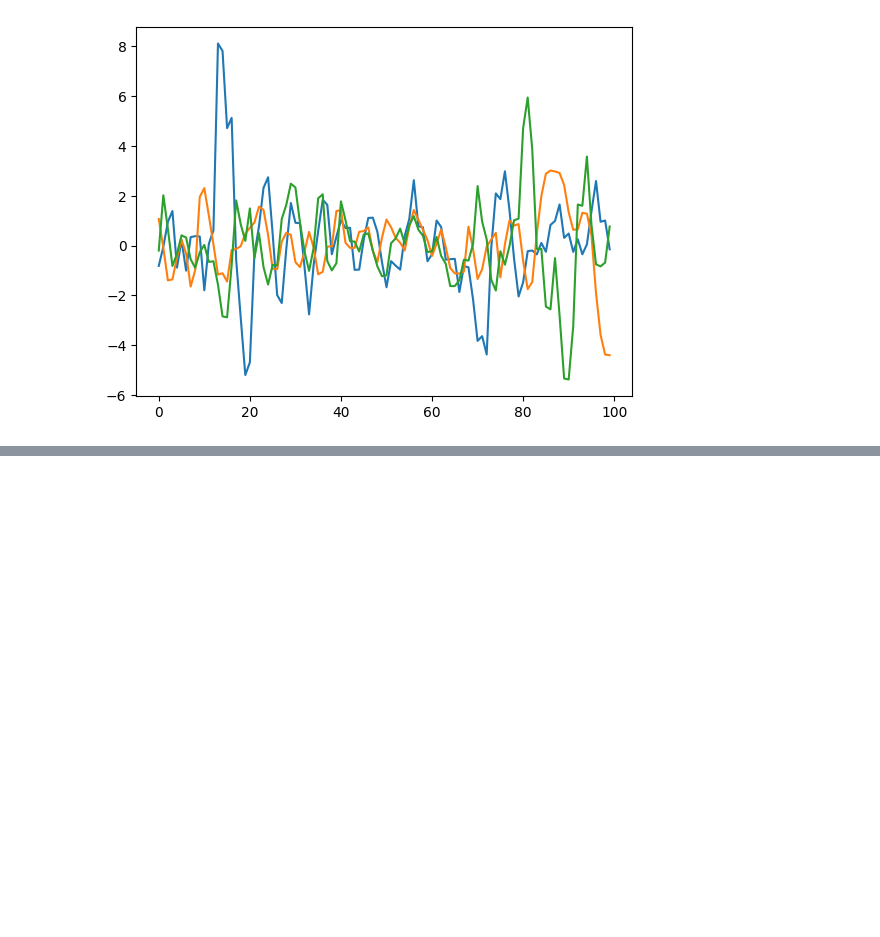
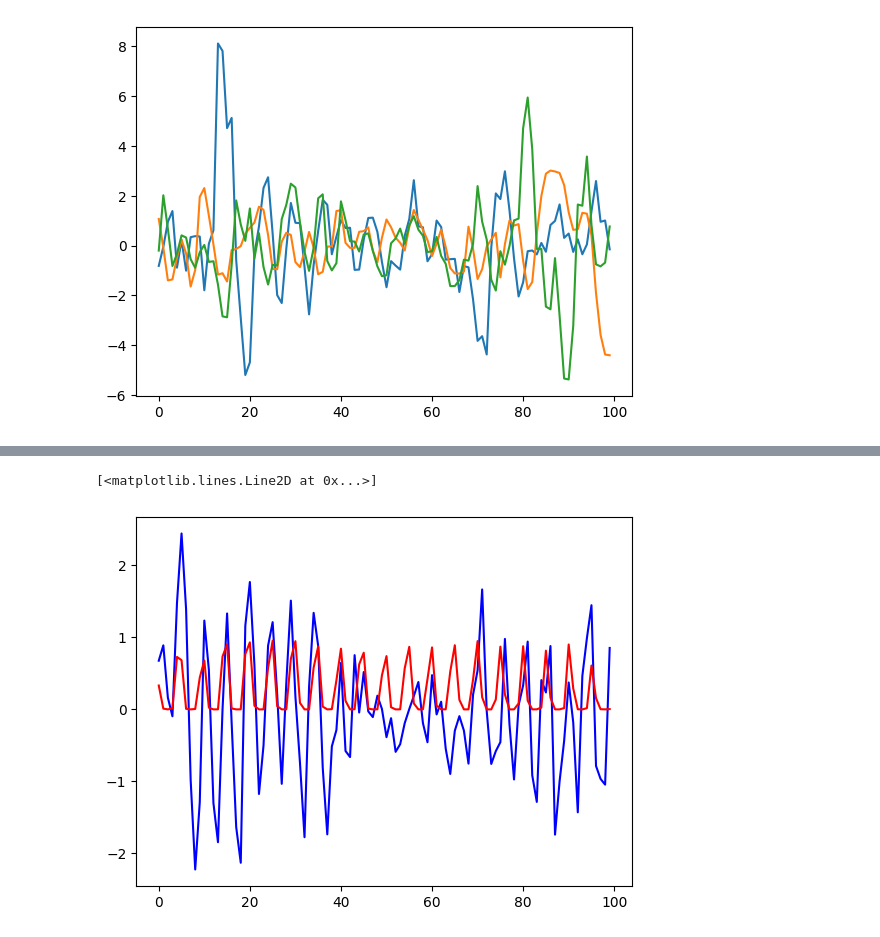
Before and after one commit to Ziyi-star/Bachelor-Project, a Jupyter notebook: notebooks/02-Autoencoder.ipynb, the cells around one changed output, grey strips where cells are left out. Saved outputs shown, nothing was run; the diff lists cells and outputs as text; code cells hidden in the pictures; blank space fills up the shorter version.

```diff
--- a/notebooks/02-Autoencoder.ipynb
+++ b/notebooks/02-Autoencoder.ipynb
@@ -131,7 +131,7 @@ class AutoEncoder(Model):
             tf.keras.layers.Dense(16, activation='relu'),
             tf.keras.layers.Dense(32, activation='relu'),
             tf.keras.layers.Dense(64, activation='relu'),
-            tf.keras.layers.Dense(140, activation='sigmoid')
+            tf.keras.layers.Dense(100, activation='sigmoid')
         ])
     def call(self, x):
         encoded = self.encoder(x)
@@ -145,7 +145,7 @@ model = AutoEncoder()
 early_stopping = tf.keras.callbacks.EarlyStopping(monitor='val_loss', patience=2, mode='min')
 model.compile(optimizer='adam', loss='mae')
 # %%
-#????
-history = model.fit(normal_train_data, normal_train_data,epochs=50, batch_size=128,
-                    validation_data=(train_data_scaled[:,:-1], train_data_scaled[:,:-1]),
+# seprate class as well for normal and abnormal data invalidation data
+history = model.fit(normal_train_data_scaled, normal_train_data_scaled,epochs=100, batch_size=128,
+                    validation_data=(train_data_scaled, train_data_scaled),
                     shuffle=True, callbacks=[early_stopping])
@@ -151,0 +173,10 @@ history = model.fit(normal_train_data, normal_train_data,epochs=50, batch_size=1
+# %%
+#normal data
+#Encoder is bottleneck of 8 Units, decoder is reconstructed output of 100 units
+encoder_out = model.encoder(normal_test_data_scaled).numpy()
+decoder_out = model.decoder(encoder_out).numpy()
+plt.plot(normal_test_data_scaled[0], 'blue')
+plt.plot(decoder_out[0], 'red')
+# %% [output]
+[<matplotlib.lines.Line2D at 0x...>]
+[figure, added]
```
Also changed, not shown: parts of 9 cells of this notebook.
